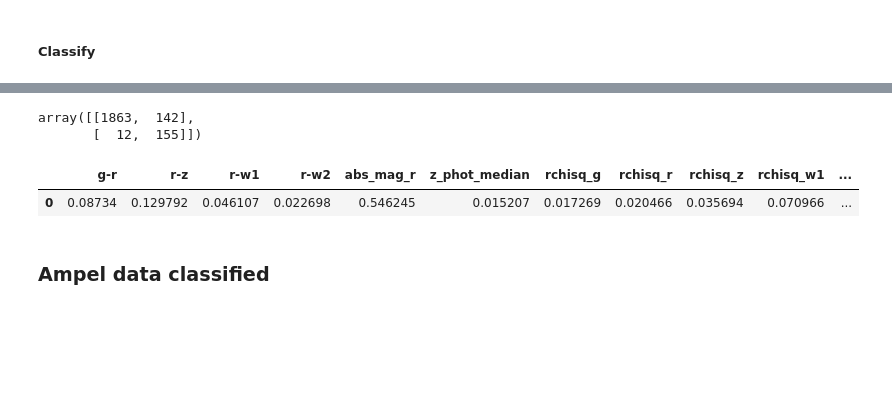
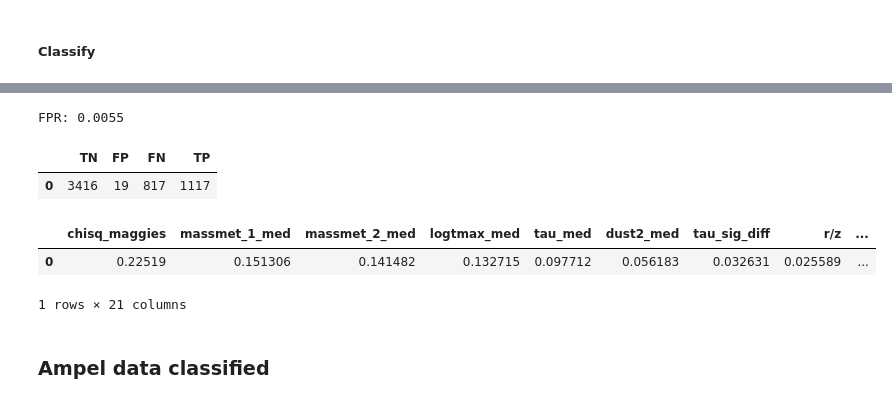
Before and after one commit to eramey16/galactic_lenses, a Jupyter notebook: Test_galaxies.ipynb, the cells around one changed output, grey strips where cells are left out. Cells and saved outputs as stored; diff of their text form; code cells hidden in the pictures; blank space fills up the shorter version.

```diff
--- a/Test.ipynb
+++ b/Test_galaxies.ipynb
@@ -1162,9 +1208,12 @@ from sklearn.metrics import accuracy_score, confusion_matrix, roc_auc_score
 # %%
-lens_file = "../data/dr9_training/dr9_lensed.csv"
-unlens_file = "../data/dr9_training/dr9_unlensed.csv"
+# lens_file = "../data/dr9_training/dr9_lensed.csv"
+# unlens_file = "../data/dr9_training/dr9_unlensed.csv"
 bands = ['g', 'r', 'z', 'w1', 'w2']
-use_cols = ['g-r', 'r-z', 'r-w1', 'r-w2', 'abs_mag_r', 'z_phot_median']
+theta_labels = ['massmet_1', 'massmet_2', 'dust2', 'tau', 'logtmax']
+use_cols = ['g/r', 'r/z', 'r/w1', 'r/w2', 'z_phot_median', 'chisq_maggies']
 use_cols.extend([f"rchisq_{band}" for band in bands])
+use_cols.extend([theta+"_med" for theta in theta_labels])
+use_cols.extend([theta+"_sig_diff" for theta in theta_labels])
 seed = 42
 # %% [markdown]
 ##### Load in data
@@ -1191,0 +1220,7 @@ all_data
+# %%
+lensed = util.read_table('lensed_augmented')
+unlensed = util.read_table('unlensed')
+
+lensed['lensed'] = True
+unlensed['lensed'] = False
+print(f"Before filtering\nLensed: {len(lensed)}\nUnlensed: {len(unlensed)}")
@@ -1191,0 +1254,9 @@ all_data
+# %%
+lensed = util.clean_and_calc(lensed, filter_cols=use_cols)
+unlensed = util.clean_and_calc(unlensed, filter_cols=use_cols)
+print(f"After filtering\nLensed: {len(lensed)}\nUnlensed: {len(unlensed)}")
+
+all_data = pd.concat([lensed, unlensed])
+all_data = all_data.sample(frac=1, random_state=seed).reset_index(drop=True)
+# all_data = all_data.dropna(subset=use_cols)
+all_data
@@ -1230,7 +1318,7 @@ parameters = {
 ##### Classify
 # %%
 clf = RandomForestClassifier(n_estimators=200, max_depth=5, max_samples=.8,
-                             class_weight='balanced', random_state=seed)
+                             class_weight={True:1, False:15}, random_state=seed)
 # %%
 clf.fit(X_train, y_train)
 # %% [output]
@@ -1244,13 +1332,18 @@ accuracy_score(y_test, preds)
 # %%
-confusion_matrix(y_test, preds)
+tn, fp, fn, tp = confusion_matrix(y_test, preds).ravel()
+print(f"FPR: {fp / (fp + tn) :.4f}")
+pd.DataFrame({"TN": [tn], "FP": [fp], "FN": [fn], "TP": [tp]})
 # %% [output]
-array([[1863,  142],
-       [  12,  155]])
+FPR: 0.0055
+|  | TN | FP | FN | TP |
+| 0 | 3416 | 19 | 817 | 1117 |
 # %%
-pd.DataFrame(clf.feature_importances_.reshape(1, -1), columns=X_train.columns)
+results = pd.DataFrame(clf.feature_importances_.reshape(1, -1), columns=X_train.columns)
+results.sort_values(by=0, axis='columns', ascending=False)
 # %% [output]
-|  | g-r | r-z | r-w1 | r-w2 | abs_mag_r | z_phot_median | rchisq_g | rchisq_r | rchisq_z | rchisq_w1 | ... |
-| 0 | 0.08734 | 0.129792 | 0.046107 | 0.022698 | 0.546245 | 0.015207 | 0.017269 | 0.020466 | 0.035694 | 0.070966 | ... |
+|  | chisq_maggies | massmet_1_med | massmet_2_med | logtmax_med | tau_med | dust2_med | tau_sig_diff | r/z | ... |
+| 0 | 0.22519 | 0.151306 | 0.141482 | 0.132715 | 0.097712 | 0.056183 | 0.032631 | 0.025589 | ... |
+1 rows × 21 columns
 # %% [markdown]
 ### Ampel data classified
 # %%
```
Also changed, not shown: parts of 35 cells of this notebook, 2 other files.
